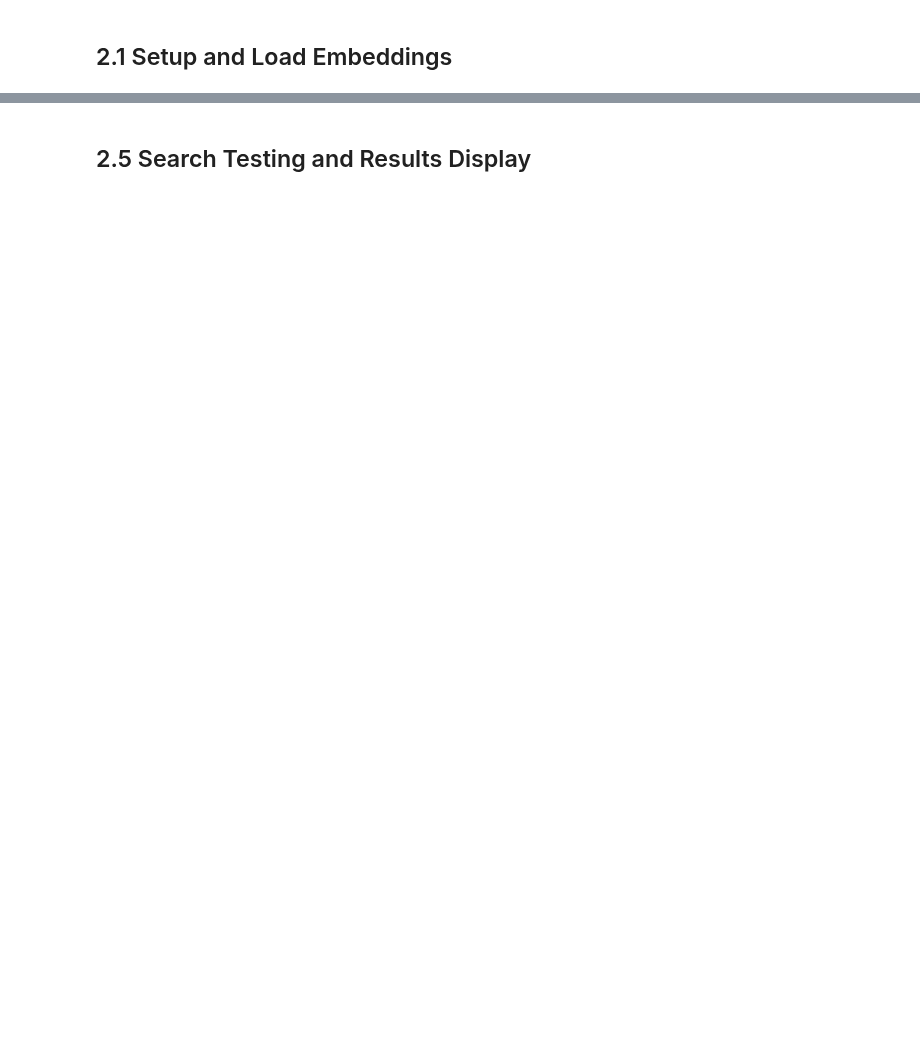
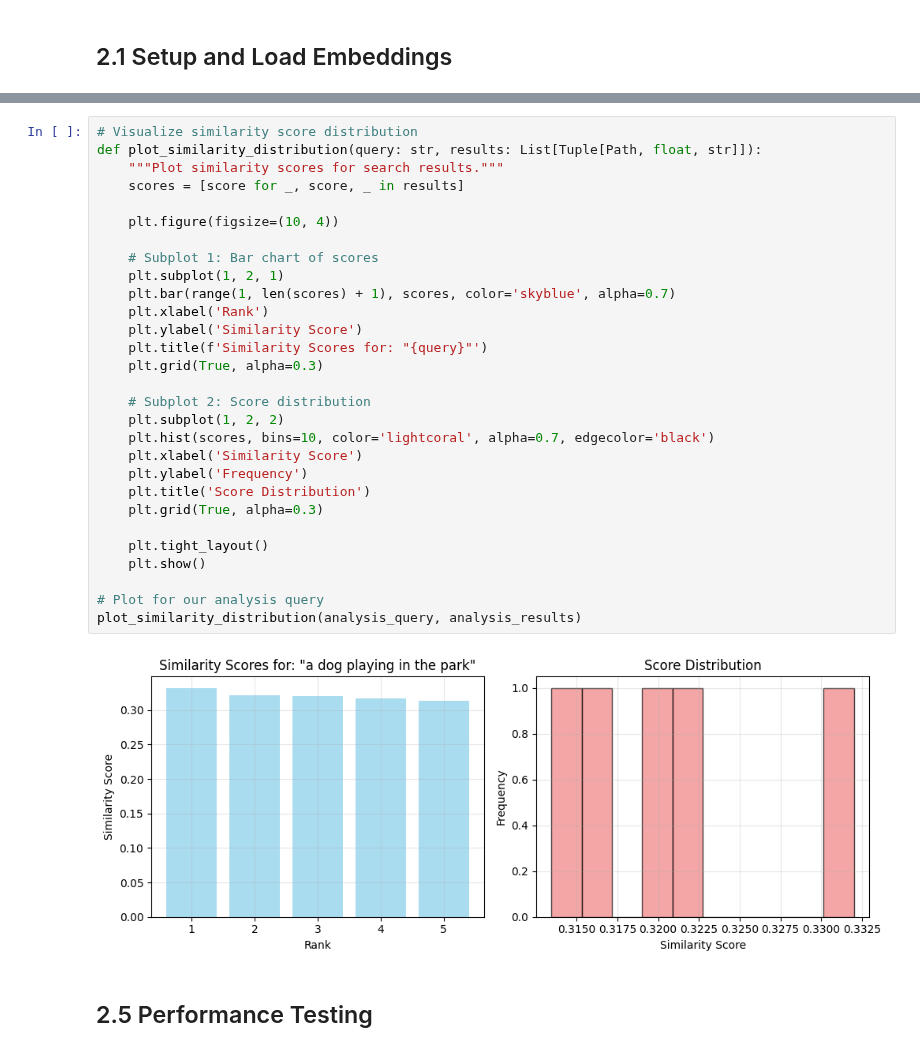
Before and after one commit to LeonByte/SearchEngine, a Jupyter notebook: notebooks/02_search_functionality.ipynb, the cells around one changed output, grey strips where cells are left out. Saved outputs shown, nothing was run; the diff lists cells and outputs as text; blank space fills up the shorter version.

```diff
--- a/notebooks/02_search_functionality.ipynb
+++ b/notebooks/02_search_functionality.ipynb
@@ -216,3 +314,34 @@ Search results:
+# %%
+# Visualize similarity score distribution
+def plot_similarity_distribution(query: str, results: List[Tuple[Path, float, str]]):
+    """Plot similarity scores for search results."""
+    scores = [score for _, score, _ in results]
+
+    plt.figure(figsize=(10, 4))
+
+    # Subplot 1: Bar chart of scores
+    plt.subplot(1, 2, 1)
+    plt.bar(range(1, len(scores) + 1), scores, color='skyblue', alpha=0.7)
+    plt.xlabel('Rank')
+    plt.ylabel('Similarity Score')
+    plt.title(f'Similarity Scores for: "{query}"')
+    plt.grid(True, alpha=0.3)
+
+    # Subplot 2: Score distribution
+    plt.subplot(1, 2, 2)
+    plt.hist(scores, bins=10, color='lightcoral', alpha=0.7, edgecolor='black')
+    plt.xlabel('Similarity Score')
+    plt.ylabel('Frequency')
+    plt.title('Score Distribution')
+    plt.grid(True, alpha=0.3)
+
+    plt.tight_layout()
+    plt.show()
+
+# Plot for our analysis query
+plot_similarity_distribution(analysis_query, analysis_results)
+# %% [output]
+[figure, added]
 # %% [markdown]
-## 2.5 Search Testing and Results Display
+## 2.5 Performance Testing
 # %%
```
Also changed, not shown: parts of 15 cells of this notebook, 1 other file.
